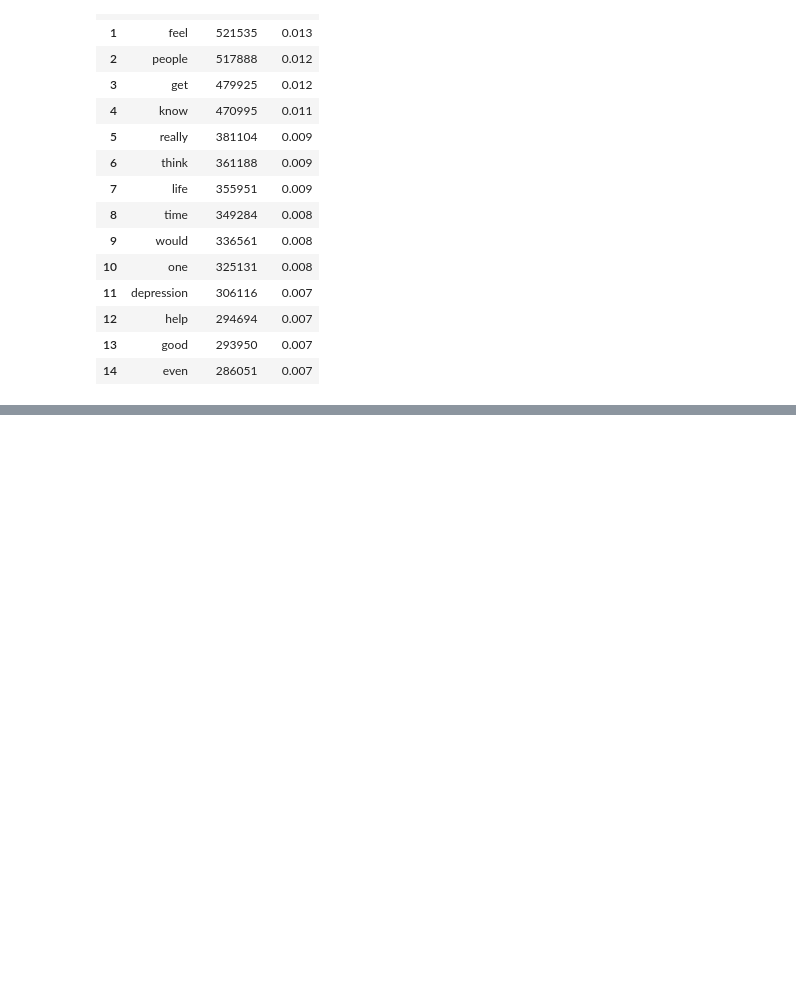
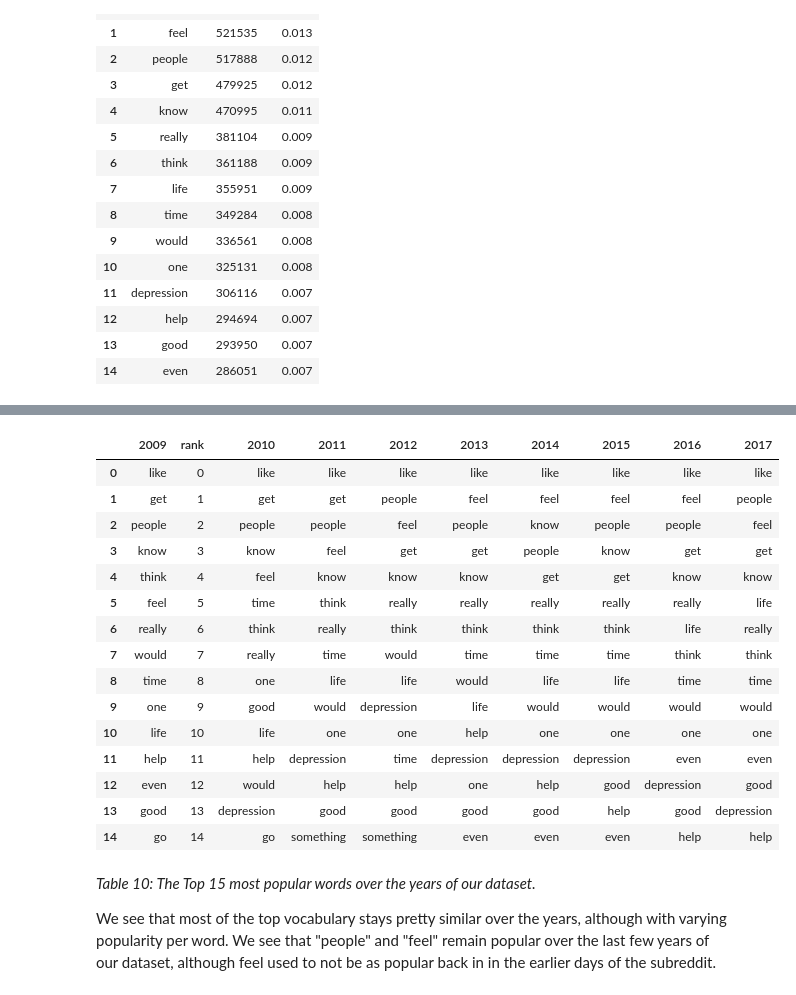
Before and after one commit to PLBMR/mentalHealthDataAnalysis, a Jupyter notebook: rDepression/analysis/fullDatasetEDA.ipynb, the cells around one changed output, grey strips where cells are left out. Cells and saved outputs as stored; diff of their text form; code cells hidden in the pictures; blank space fills up the shorter version.

```diff
--- a/rDepression/analysis/fullDatasetEDA.ipynb
+++ b/rDepression/analysis/fullDatasetEDA.ipynb
@@ -521,0 +522,4 @@ W
+# %%
+#check top bigrams
+#first, lowercase all of our raw words
+rawWordList = [word.lower() for word in rawWordList]
@@ -521,0 +537,4 @@ W
+# %%
+topLev = 15
+topBigrams = bigramFrame.iloc[0:topLev,:]
+topBigrams
@@ -521,0 +678,19 @@ W
+# %%
+filteredCommentFrame["creationYear"] = (
+                                filteredCommentFrame["creationDate"].dt.year)
+# %%
+#get years
+minYear = filteredCommentFrame["creationYear"].min()
+maxYear = filteredCommentFrame["creationYear"].max()
+yearPopularWordFrame = None
+#then iterate
+for year in xrange(minYear,maxYear + 1):
+    topWordFrame = getTopWordsInYear(filteredCommentFrame,year,topLev,
+                                     legalWordSet,stopWordSet)
+    topWordFrame = topWordFrame.rename(columns = {"word":year})
+    if (type(yearPopularWordFrame) == type(None)):
+        yearPopularWordFrame = topWordFrame
+    else:
+        yearPopularWordFrame = yearPopularWordFrame.merge(topWordFrame,
+                                                          on = "rank",
+                                                          how = "left")
@@ -521,0 +715,23 @@ W
+# %%
+yearPopularWordFrame
+# %% [output]
+|  | 2009 | rank | 2010 | 2011 | 2012 | 2013 | 2014 | 2015 | 2016 | 2017 |
+| 0 | like | 0 | like | like | like | like | like | like | like | like |
+| 1 | get | 1 | get | get | people | feel | feel | feel | feel | people |
+| 2 | people | 2 | people | people | feel | people | know | people | people | feel |
+| 3 | know | 3 | know | feel | get | get | people | know | get | get |
+| 4 | think | 4 | feel | know | know | know | get | get | know | know |
+| 5 | feel | 5 | time | think | really | really | really | really | really | life |
+| 6 | really | 6 | think | really | think | think | think | think | life | really |
+| 7 | would | 7 | really | time | would | time | time | time | think | think |
+| 8 | time | 8 | one | life | life | would | life | life | time | time |
+| 9 | one | 9 | good | would | depression | life | would | would | would | would |
+| 10 | life | 10 | life | one | one | help | one | one | one | one |
+| 11 | help | 11 | help | depression | time | depression | depression | depression | even | even |
+| 12 | even | 12 | would | help | help | one | help | good | depression | good |
+| 13 | good | 13 | depression | good | good | good | good | help | good | depression |
+| 14 | go | 14 | go | something | something | even | even | even | help | help |
+# %% [markdown]
+_Table 10: The Top 15 most popular words over the years of our dataset._
+
+We see that most of the top vocabulary stays pretty similar over the years, although with varying popularity per word. We see that "people" and "feel" remain popular over the last few years of our dataset, although feel used to not be as popular back in in the earlier days of the subreddit.
```
Also changed, not shown: parts of 25 cells of this notebook, 1 other file.
